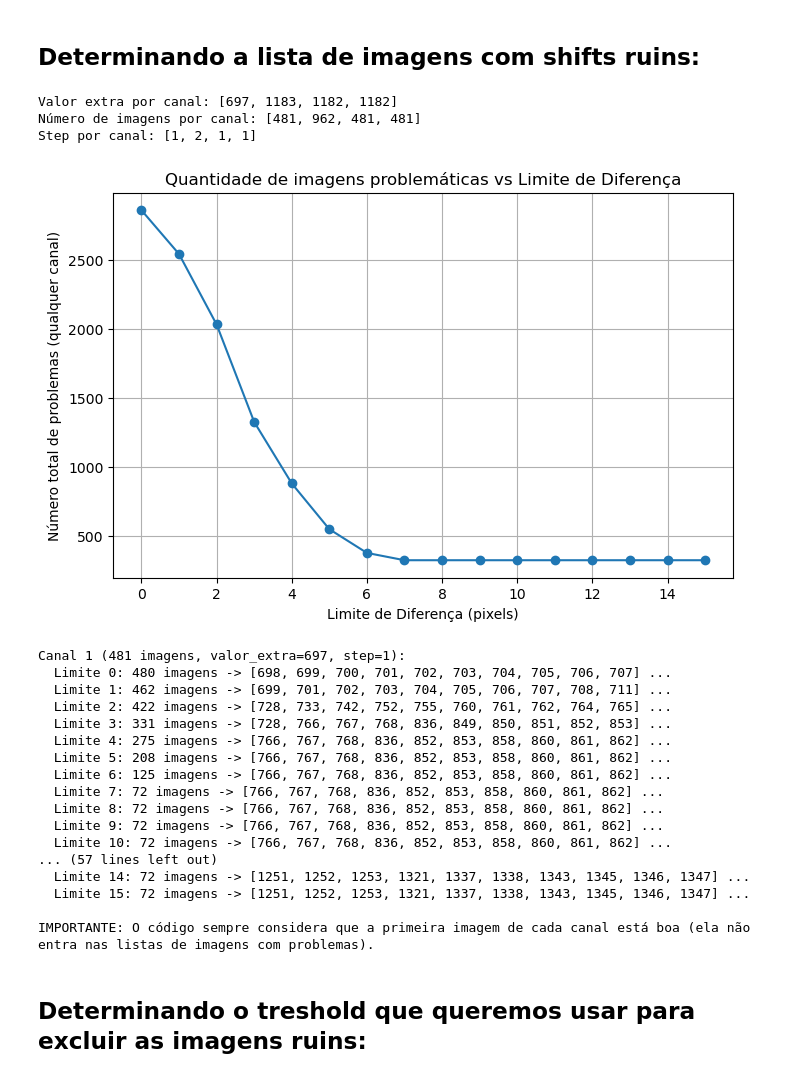
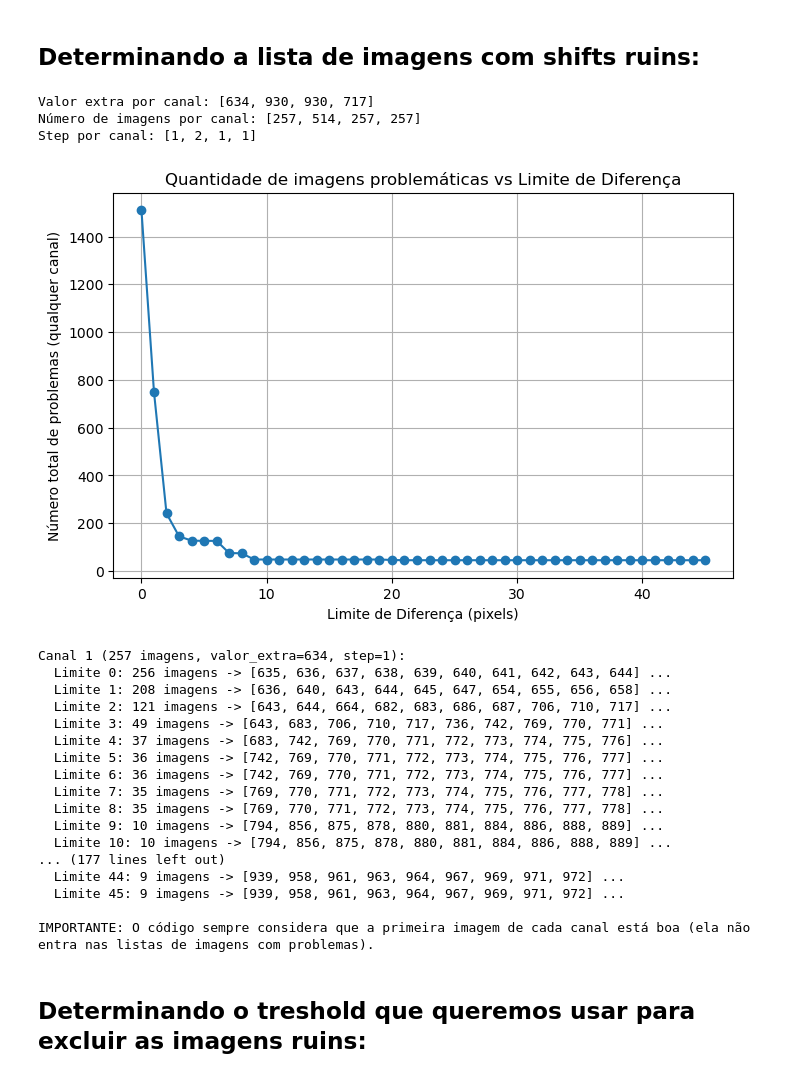
Before and after one commit to FFalkenbergM/Excluir_imagens_a_partir_do_shift, a Jupyter notebook: exclusao_de_arquivos_com_base_no_shift.ipynb, the cells around one changed output. Saved outputs shown, nothing was run; the diff lists cells and outputs as text; code cells hidden in the pictures.

```diff
--- a/exclusao_de_arquivos_com_base_no_shift.ipynb
+++ b/exclusao_de_arquivos_com_base_no_shift.ipynb
@@ -9,7 +9,7 @@ from astropy.io import fits
 import matplotlib.pyplot as plt
 
 # --- 1. Configuração de caminhos
-base = Path('/media/fernando/SSD2/Doutorado/2025/reduced/20250708_remove_clouds')
+base = Path('/media/fernando/SSD2/Doutorado/2025/reduced/20250709_remove_clouds')
 channels = ['sparc4acs1','sparc4acs2','sparc4acs3','sparc4acs4'] # Aqui não é necessário indicar todos os 4 canais, ou seja, pode-se fazer a análise para canais individualmente ou para grupos de canais de qualquer tamanho.
 target = "foaqrl4" # Sufixo do objeto que queremos analisar as imagens.
 suffix = f"{target}_proc.fits"
@@ -230,7 +230,7 @@ else:
 
 import itertools
 import re
-X_axis_max_number=15
+X_axis_max_number=45
 
 # --- 1. Preparar informações por canal ---
 valor_extra = []
@@ -290,51 +290,51 @@ for limite_diferenca in limites:
             i for i, a, b in problemas if ch in (a, b)
         ))
         # Aplica offset e step, expandindo índices quando step > 1
         offsets_expandidos = []
         for i in indices_afetados:
             base_offset = valor_extra[ch] + i * steps[ch]
             # Expande os índices conforme o step
             offsets_expandidos.extend(range(base_offset, base_offset + steps[ch]))
 
         # Remove possíveis duplicados e ordena
         idxs_problema_com_offset[ch][limite_diferenca] = sorted(set(offsets_expandidos))
 
 # --- 4. Plotar gráfico geral ---
 plt.figure(figsize=(8, 5))
 plt.plot(limites, tamanhos_totais, marker='o')
 plt.xlabel("Limite de Diferença (pixels)")
 plt.ylabel("Número total de problemas (qualquer canal)")
 plt.title("Quantidade de imagens problemáticas vs Limite de Diferença")
 plt.grid(True)
 plt.show()
 
 # --- 5. Exemplo de relatório detalhado ---
 for ch in range(len(channels)):
     print(f"\nCanal {ch+1} ({num_imgs[ch]} imagens, valor_extra={valor_extra[ch]}, step={steps[ch]}):")
     for limite in limites:
         print(f"  Limite {limite}: {len(idxs_problema_com_offset[ch][limite])} imagens -> {idxs_problema_com_offset[ch][limite][:10]} ...")
 
 print(f"\nIMPORTANTE: O código sempre considera que a primeira imagem de cada canal está boa (ela não entra nas listas de imagens com problemas).")
 # %% [output]
-Valor extra por canal: [697, 1183, 1182, 1182]
-Número de imagens por canal: [481, 962, 481, 481]
+Valor extra por canal: [634, 930, 930, 717]
+Número de imagens por canal: [257, 514, 257, 257]
 Step por canal: [1, 2, 1, 1]
-[figure, old version]
+[figure, new version]
-Canal 1 (481 imagens, valor_extra=697, step=1):
-  Limite 0: 480 imagens -> [698, 699, 700, 701, 702, 703, 704, 705, 706, 707] ...
-  Limite 1: 462 imagens -> [699, 701, 702, 703, 704, 705, 706, 707, 708, 711] ...
-  Limite 2: 422 imagens -> [728, 733, 742, 752, 755, 760, 761, 762, 764, 765] ...
-  Limite 3: 331 imagens -> [728, 766, 767, 768, 836, 849, 850, 851, 852, 853] ...
-  Limite 4: 275 imagens -> [766, 767, 768, 836, 852, 853, 858, 860, 861, 862] ...
-  Limite 5: 208 imagens -> [766, 767, 768, 836, 852, 853, 858, 860, 861, 862] ...
-  Limite 6: 125 imagens -> [766, 767, 768, 836, 852, 853, 858, 860, 861, 862] ...
-  Limite 7: 72 imagens -> [766, 767, 768, 836, 852, 853, 858, 860, 861, 862] ...
-  Limite 8: 72 imagens -> [766, 767, 768, 836, 852, 853, 858, 860, 861, 862] ...
-  Limite 9: 72 imagens -> [766, 767, 768, 836, 852, 853, 858, 860, 861, 862] ...
-  Limite 10: 72 imagens -> [766, 767, 768, 836, 852, 853, 858, 860, 861, 862] ...
-... (57 lines left out)
-  Limite 14: 72 imagens -> [1251, 1252, 1253, 1321, 1337, 1338, 1343, 1345, 1346, 1347] ...
-  Limite 15: 72 imagens -> [1251, 1252, 1253, 1321, 1337, 1338, 1343, 1345, 1346, 1347] ...
+Canal 1 (257 imagens, valor_extra=634, step=1):
+  Limite 0: 256 imagens -> [635, 636, 637, 638, 639, 640, 641, 642, 643, 644] ...
+  Limite 1: 208 imagens -> [636, 640, 643, 644, 645, 647, 654, 655, 656, 658] ...
+  Limite 2: 121 imagens -> [643, 644, 664, 682, 683, 686, 687, 706, 710, 717] ...
+  Limite 3: 49 imagens -> [643, 683, 706, 710, 717, 736, 742, 769, 770, 771] ...
+  Limite 4: 37 imagens -> [683, 742, 769, 770, 771, 772, 773, 774, 775, 776] ...
+  Limite 5: 36 imagens -> [742, 769, 770, 771, 772, 773, 774, 775, 776, 777] ...
+  Limite 6: 36 imagens -> [742, 769, 770, 771, 772, 773, 774, 775, 776, 777] ...
+  Limite 7: 35 imagens -> [769, 770, 771, 772, 773, 774, 775, 776, 777, 778] ...
+  Limite 8: 35 imagens -> [769, 770, 771, 772, 773, 774, 775, 776, 777, 778] ...
+  Limite 9: 10 imagens -> [794, 856, 875, 878, 880, 881, 884, 886, 888, 889] ...
+  Limite 10: 10 imagens -> [794, 856, 875, 878, 880, 881, 884, 886, 888, 889] ...
+... (177 lines left out)
+  Limite 44: 9 imagens -> [939, 958, 961, 963, 964, 967, 969, 971, 972] ...
+  Limite 45: 9 imagens -> [939, 958, 961, 963, 964, 967, 969, 971, 972] ...
 
 IMPORTANTE: O código sempre considera que a primeira imagem de cada canal está boa (ela não entra nas listas de imagens com problemas).
 # %% [markdown]
```
Also changed, not shown: parts of 10 cells of this notebook.
